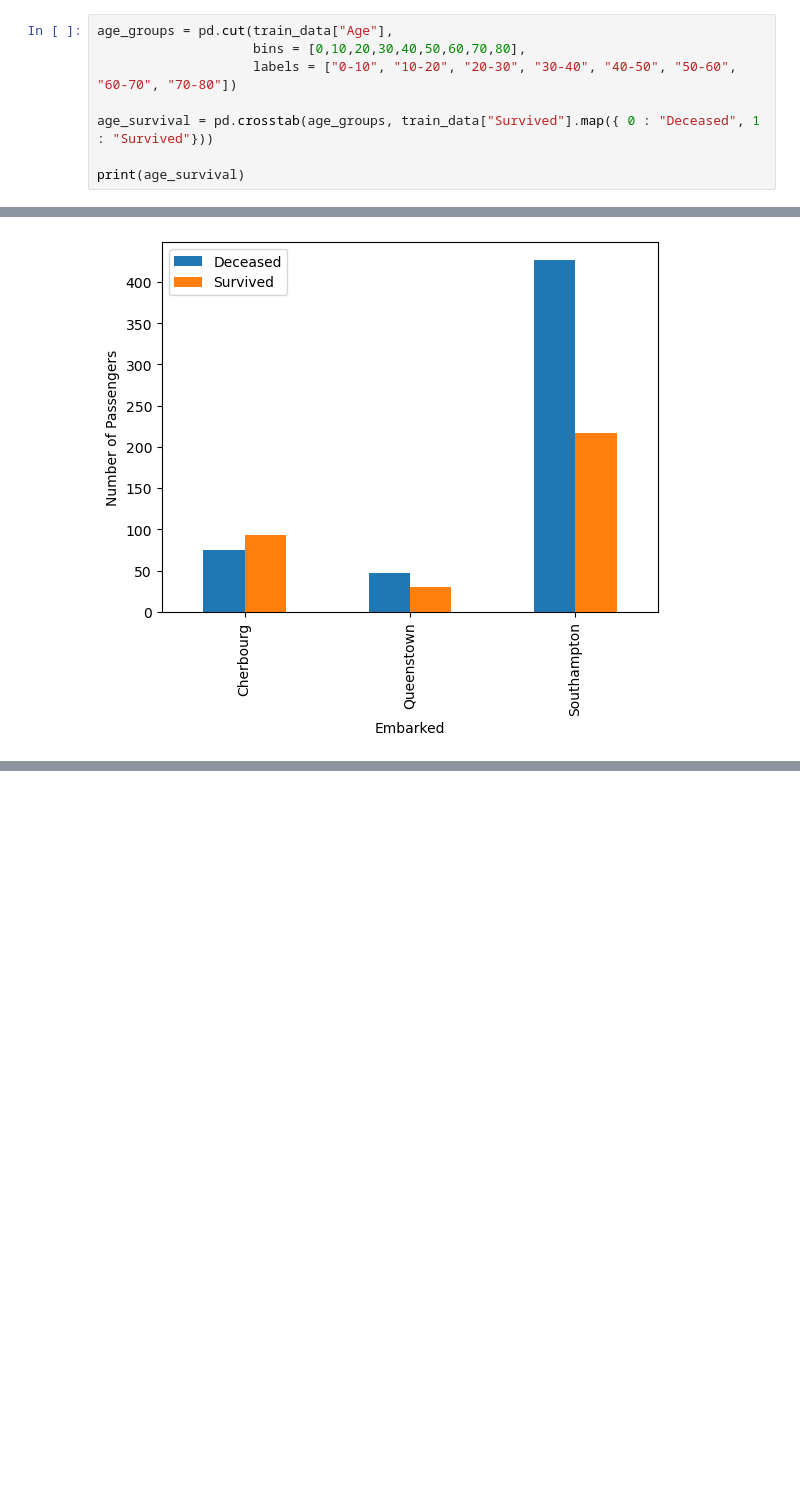
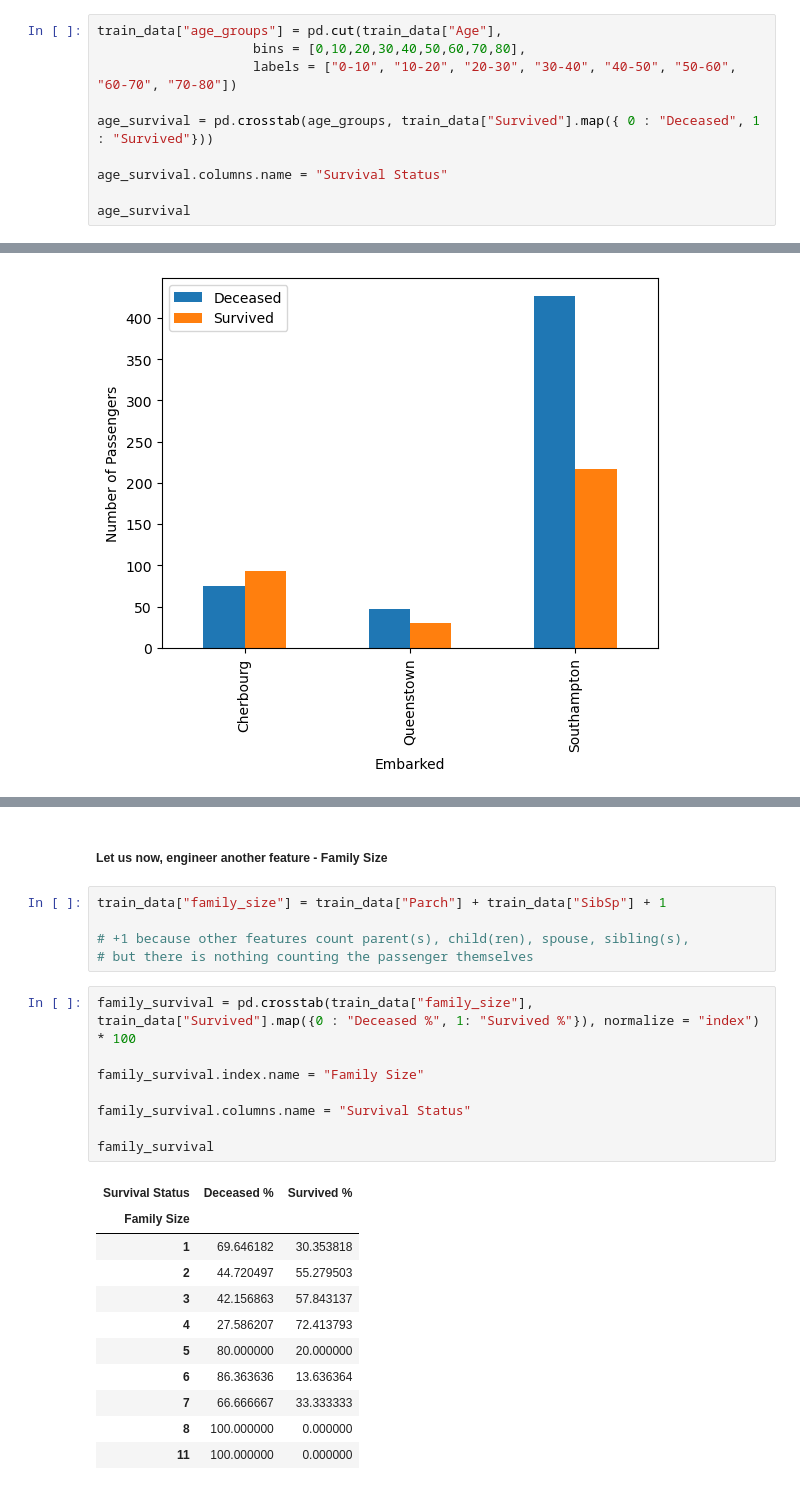
Before and after one commit to Sid1813/kaggle, a Jupyter notebook: Titanic - Machine Learning from Disaster/model_versions/titanic_v4.ipynb, the cells around one changed output, grey strips where cells are left out. Cells and saved outputs as stored; diff of their text form; blank space fills up the shorter version.

```diff
--- a/Titanic - Machine Learning from Disaster/model_versions/titanic_v4.ipynb
+++ b/Titanic - Machine Learning from Disaster/model_versions/titanic_v4.ipynb
@@ -127,9 +136,11 @@ plt.show()
 # %%
-age_groups = pd.cut(train_data["Age"],
+train_data["age_groups"] = pd.cut(train_data["Age"],
                     bins = [0,10,20,30,40,50,60,70,80],
                     labels = ["0-10", "10-20", "20-30", "30-40", "40-50", "50-60", "60-70", "70-80"])
 
 age_survival = pd.crosstab(age_groups, train_data["Survived"].map({ 0 : "Deceased", 1 : "Survived"}))
 
-print(age_survival)
+age_survival.columns.name = "Survival Status"
+
+age_survival
 # %% [output]
@@ -211,0 +288,27 @@ plt.show()
+# %% [markdown]
+##### Let us now, engineer another feature - Family Size
+# %%
+train_data["family_size"] = train_data["Parch"] + train_data["SibSp"] + 1
+
+# +1 because other features count parent(s), child(ren), spouse, sibling(s),
+# but there is nothing counting the passenger themselves
+# %%
+family_survival = pd.crosstab(train_data["family_size"], train_data["Survived"].map({0 : "Deceased %", 1: "Survived %"}), normalize = "index") * 100
+
+family_survival.index.name = "Family Size"
+
+family_survival.columns.name = "Survival Status"
+
+family_survival
+# %% [output]
+| Survival Status | Deceased % | Survived % |
+| Family Size |  |  |
+| 1 | 69.646182 | 30.353818 |
+| 2 | 44.720497 | 55.279503 |
+| 3 | 42.156863 | 57.843137 |
+| 4 | 27.586207 | 72.413793 |
+| 5 | 80.000000 | 20.000000 |
+| 6 | 86.363636 | 13.636364 |
+| 7 | 66.666667 | 33.333333 |
+| 8 | 100.000000 | 0.000000 |
+| 11 | 100.000000 | 0.000000 |
```
Also changed, not shown: parts of 29 cells of this notebook.
